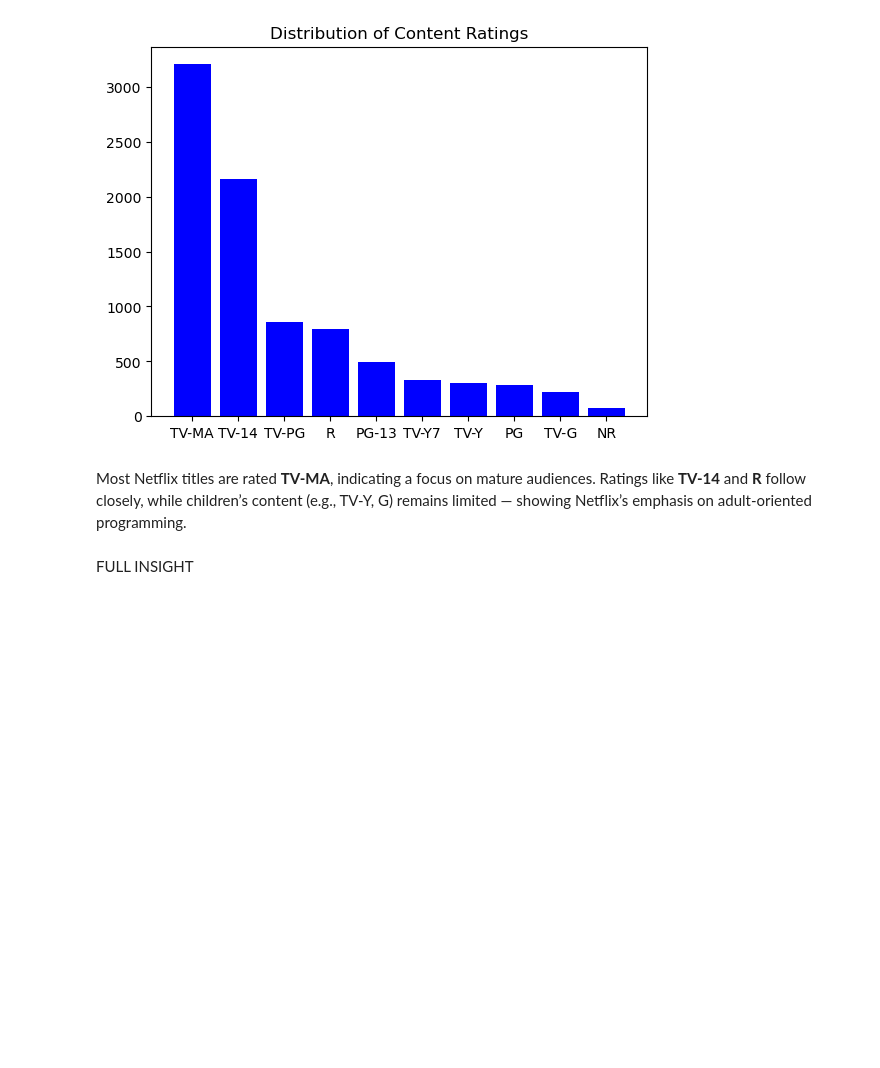
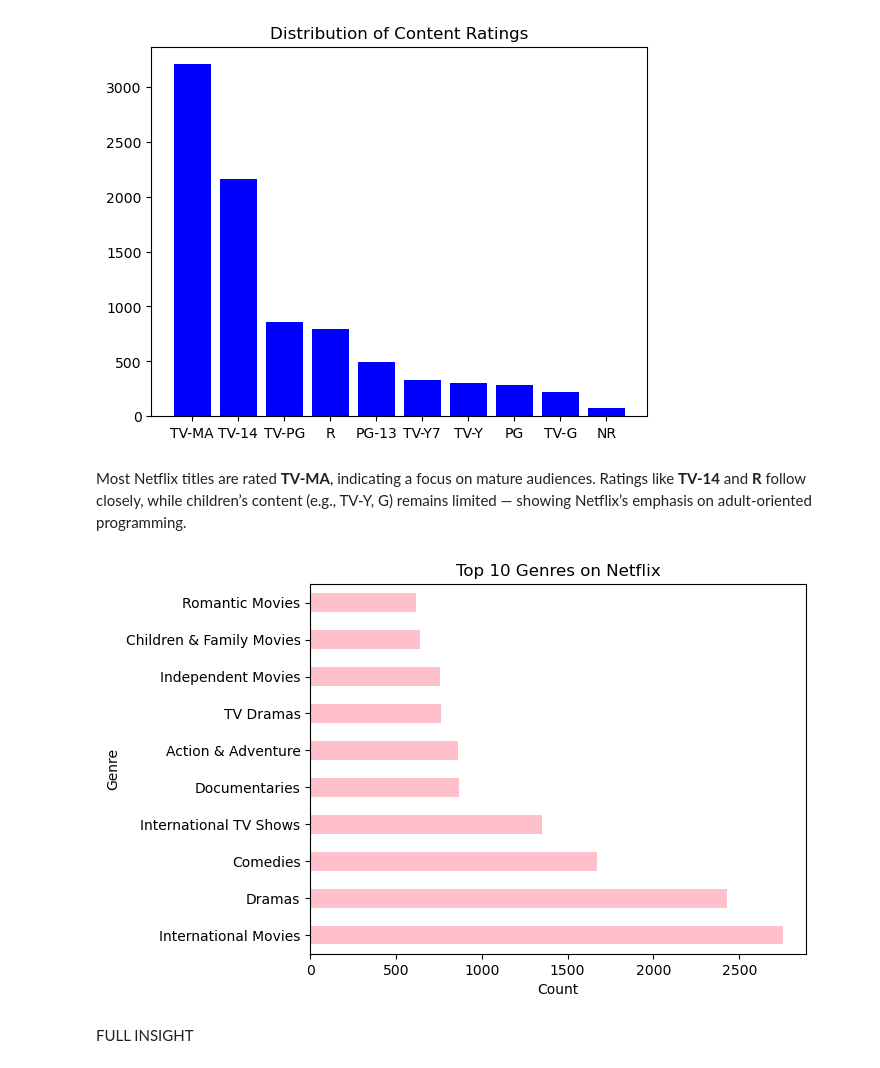
Before and after one commit to iiFouzi/netflix-data-analysis, a Jupyter notebook: analysis.ipynb, the cells around one changed output. Cells and saved outputs as stored; diff of their text form; code cells hidden in the pictures; blank space fills up the shorter version.

```diff
--- a/analysis.ipynb
+++ b/analysis.ipynb
@@ -209,6 +209,18 @@ plt.show()
 # %% [markdown]
 Most Netflix titles are rated **TV-MA**, indicating a focus on mature audiences.
 Ratings like **TV-14** and **R** follow closely, while children’s content (e.g., TV-Y, G) remains limited — showing Netflix’s emphasis on adult-oriented programming.
+# %%
+genres = df['listed_in'].str.split(', ')   # Step 1: split each row into a list
+all_genres = genres.explode()              # Step 2: turn lists into individual rows
+genre_counts = all_genres.value_counts()
+
+genre_counts.head(10).plot(kind='barh', color='pink')
+plt.xlabel('Count')
+plt.ylabel('Genre')
+plt.title('Top 10 Genres on Netflix')
+plt.show()
+# %% [output]
+[figure, added]
 # %% [markdown]
 FULL INSIGHT
 # %% [markdown]
```
